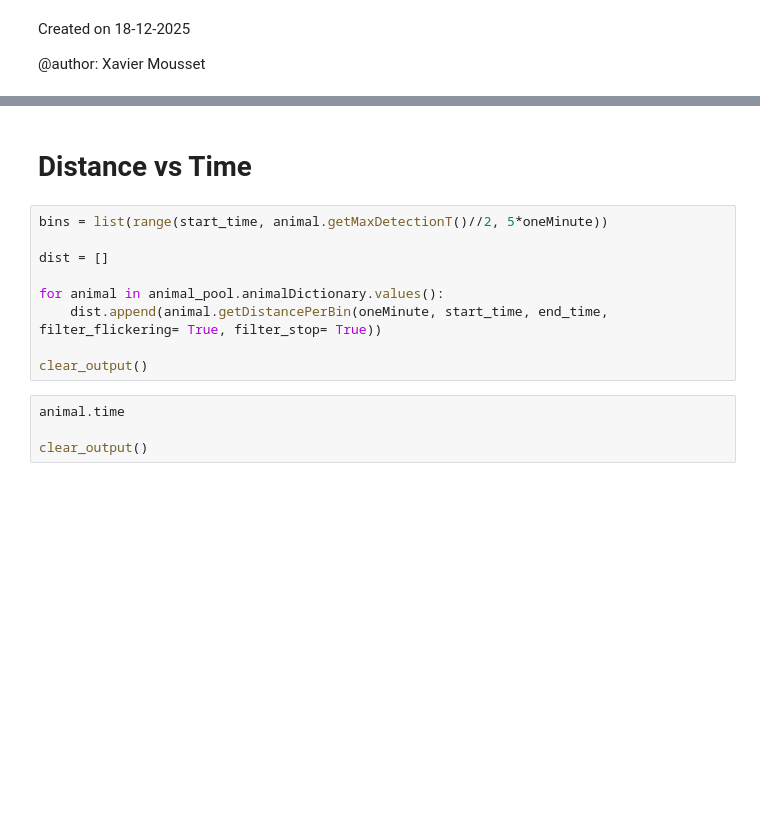
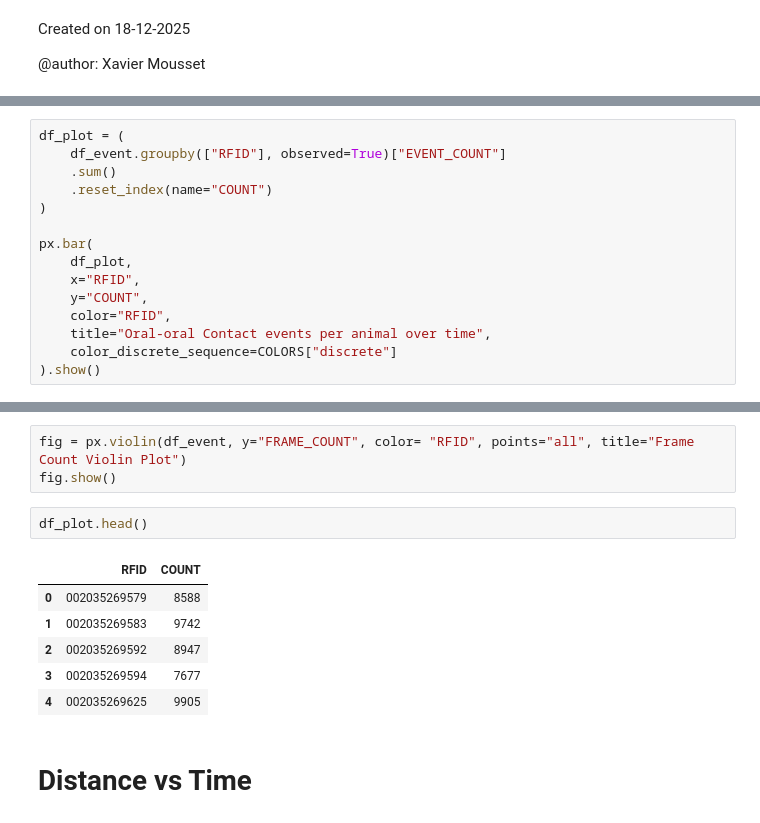
Before and after one commit to xmousset/lmt-analysis, a Jupyter notebook: LMT/dim_c_brains/nadege.ipynb, the cells around one changed output, grey strips where cells are left out. Drawn from its saved outputs; the diff is of its cells as text; blank space fills up the shorter version.

```diff
--- a/LMT/dim_c_brains/nadege.ipynb
+++ b/LMT/dim_c_brains/nadege.ipynb
@@ -89,0 +169,15 @@ Speeds memory usage: 0.59 Mo
+# %%
+df_plot = (
+    df_event.groupby(["RFID"], observed=True)["EVENT_COUNT"]
+    .sum()
+    .reset_index(name="COUNT")
+)
+
+px.bar(
+    df_plot,
+    x="RFID",
+    y="COUNT",
+    color="RFID",
+    title="Oral-oral Contact events per animal over time",
+    color_discrete_sequence=COLORS["discrete"]
+).show()
@@ -90,15 +192,14 @@ Speeds memory usage: 0.59 Mo
+# %%
+fig = px.violin(df_event, y="FRAME_COUNT", color= "RFID", points="all", title="Frame Count Violin Plot")
+fig.show()
+# %%
+df_plot.head()
+# %% [output]
+|  | RFID | COUNT |
+| 0 | 002035269579 | 8588 |
+| 1 | 002035269583 | 9742 |
+| 2 | 002035269592 | 8947 |
+| 3 | 002035269594 | 7677 |
+| 4 | 002035269625 | 9905 |
 # %% [markdown]
 # Distance vs Time
-# %%
-bins = list(range(start_time, animal.getMaxDetectionT()//2, 5*oneMinute))
-
-dist = []
-
-for animal in animal_pool.animalDictionary.values():
-    dist.append(animal.getDistancePerBin(oneMinute, start_time, end_time, filter_flickering= True, filter_stop= True))
-
-clear_output()
-# %%
-animal.time
-
-clear_output()
```
Also changed, not shown: parts of 23 cells of this notebook, 11 other files.
